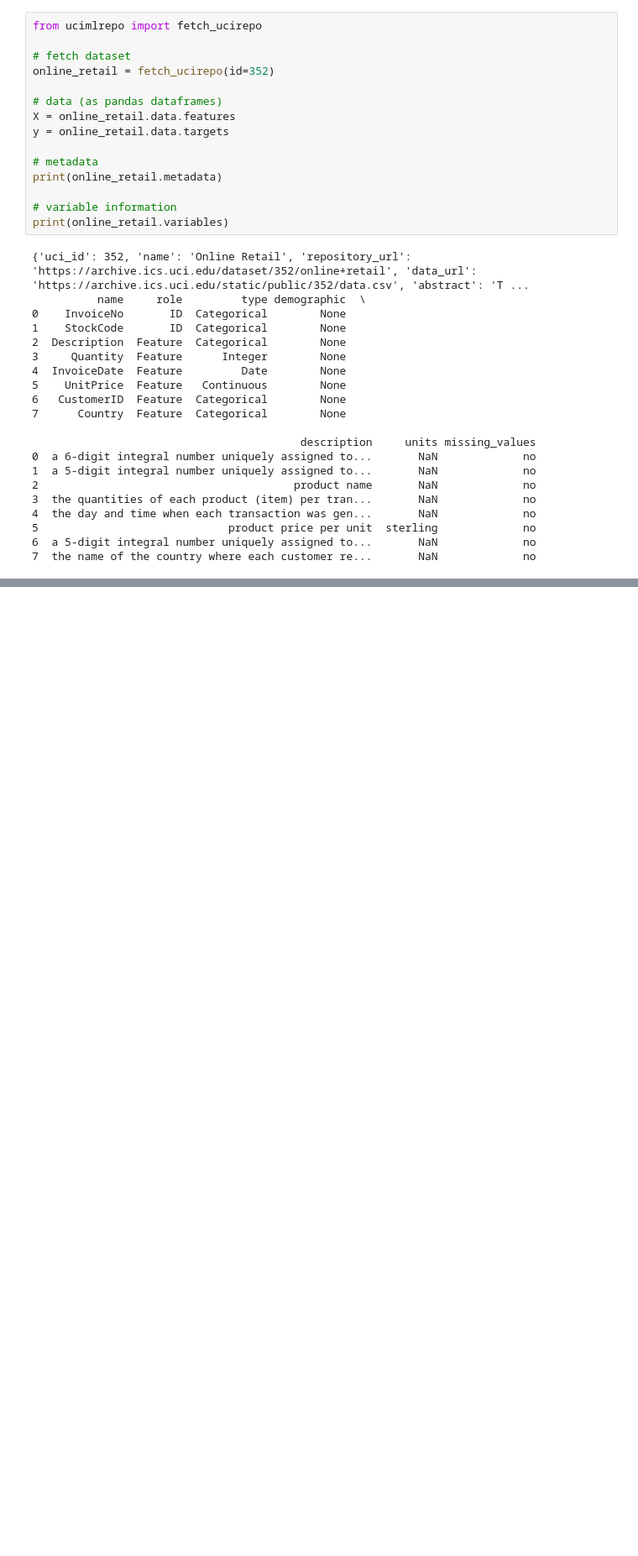
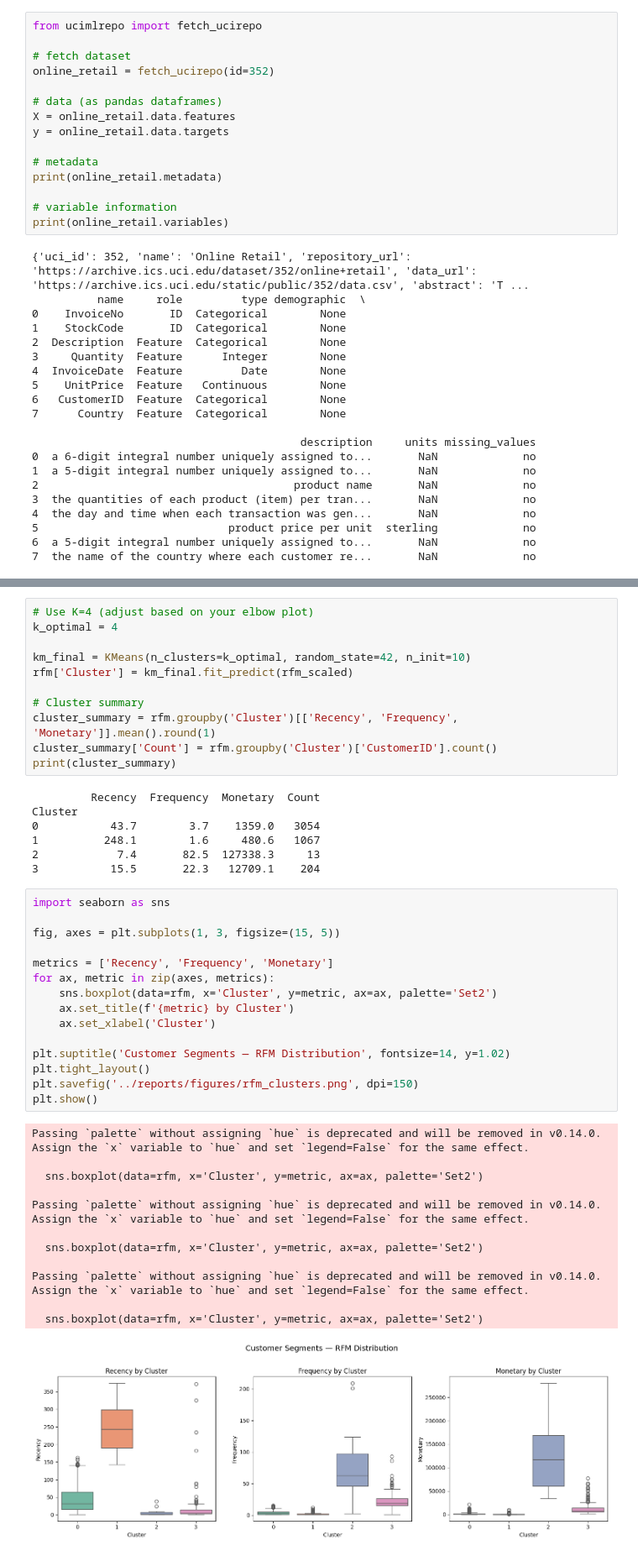
Before and after one commit to gmespinozar15/customer-segmentation-rfm, a Jupyter notebook: notebooks/01_EDA.ipynb, the cells around one changed output, grey strips where cells are left out. Shown at 84% size. Cells and saved outputs as stored; diff of their text form; blank space fills up the shorter version.

```diff
--- a/notebooks/01_EDA.ipynb
+++ b/notebooks/01_EDA.ipynb
@@ -74,0 +146,46 @@ rfm.head(10)
+# %%
+# Use K=4 (adjust based on your elbow plot)
+k_optimal = 4
+
+km_final = KMeans(n_clusters=k_optimal, random_state=42, n_init=10)
+rfm['Cluster'] = km_final.fit_predict(rfm_scaled)
+
+# Cluster summary
+cluster_summary = rfm.groupby('Cluster')[['Recency', 'Frequency', 'Monetary']].mean().round(1)
+cluster_summary['Count'] = rfm.groupby('Cluster')['CustomerID'].count()
+print(cluster_summary)
+# %% [output]
+         Recency  Frequency  Monetary  Count
+Cluster
+0           43.7        3.7    1359.0   3054
+1          248.1        1.6     480.6   1067
+2            7.4       82.5  127338.3     13
+3           15.5       22.3   12709.1    204
+# %%
+import seaborn as sns
+
+fig, axes = plt.subplots(1, 3, figsize=(15, 5))
+
+metrics = ['Recency', 'Frequency', 'Monetary']
+for ax, metric in zip(axes, metrics):
+    sns.boxplot(data=rfm, x='Cluster', y=metric, ax=ax, palette='Set2')
+    ax.set_title(f'{metric} by Cluster')
+    ax.set_xlabel('Cluster')
+
+plt.suptitle('Customer Segments — RFM Distribution', fontsize=14, y=1.02)
+plt.tight_layout()
+plt.savefig('../reports/figures/rfm_clusters.png', dpi=150)
+plt.show()
+# %% [output]
+Passing `palette` without assigning `hue` is deprecated and will be removed in v0.14.0. Assign the `x` variable to `hue` and set `legend=False` for the same effect.
+
+  sns.boxplot(data=rfm, x='Cluster', y=metric, ax=ax, palette='Set2')
+
+Passing `palette` without assigning `hue` is deprecated and will be removed in v0.14.0. Assign the `x` variable to `hue` and set `legend=False` for the same effect.
+
+  sns.boxplot(data=rfm, x='Cluster', y=metric, ax=ax, palette='Set2')
+
+Passing `palette` without assigning `hue` is deprecated and will be removed in v0.14.0. Assign the `x` variable to `hue` and set `legend=False` for the same effect.
+
+  sns.boxplot(data=rfm, x='Cluster', y=metric, ax=ax, palette='Set2')
+[figure, added]
```
Also changed, not shown: parts of 9 cells of this notebook, 5 other files.
